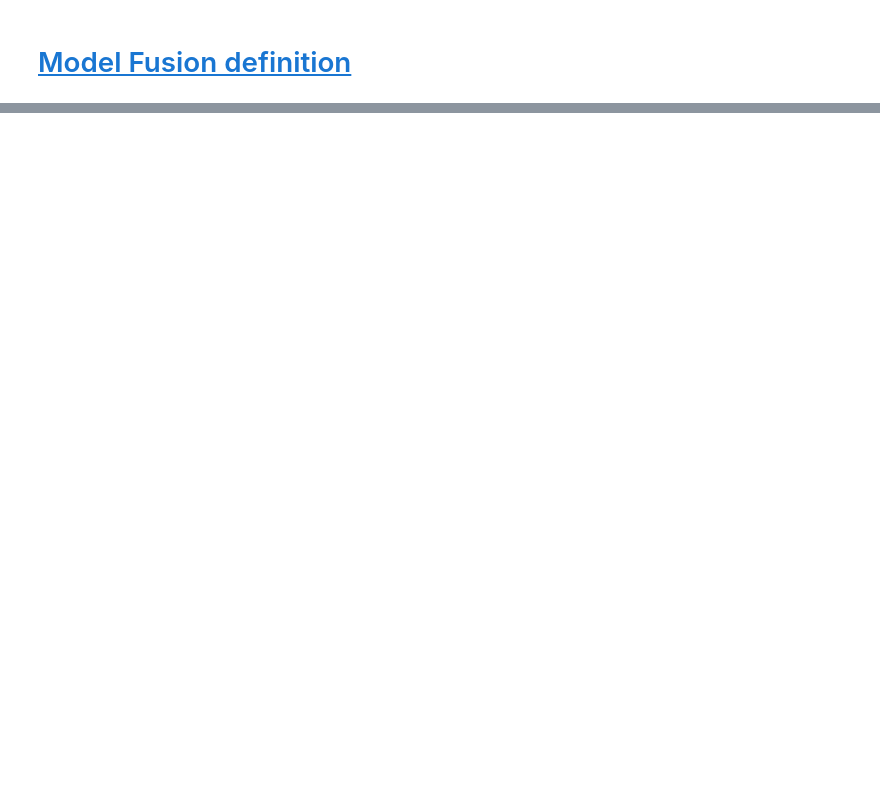
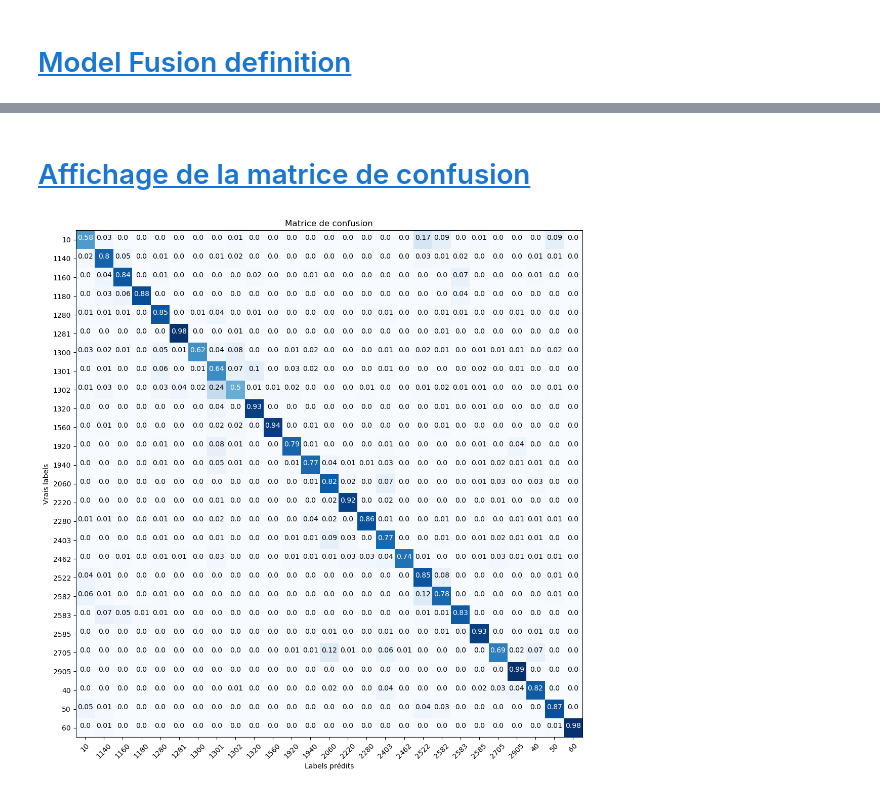
Before and after one commit to JoffreyLGT/Rakuten-products-classification, a Jupyter notebook: notebooks/fusioned_model.ipynb, the cells around one changed output, grey strips where cells are left out. Cells and saved outputs as stored; diff of their text form; code cells hidden in the pictures; blank space fills up the shorter version.

Commit message:
added confusion matrix

```diff
--- a/notebooks/fusioned_model.ipynb
+++ b/notebooks/fusioned_model.ipynb
@@ -212,3 +214,9 @@ with open(filename, 'wb') as fp:
+# %%
+# Load saved pickle
+filename = os.path.join(DATA_DIR, r'fusion_train_data.pkl')
+train_concat_layer =  pickle.load(open(filename , "rb"))
+filename = os.path.join(DATA_DIR, r'fusion_test_data.pkl')
+test_concat_layer =  pickle.load(open(filename , "rb"))
 # %%
 # Create dataset
 train_fusion_dataset = tf.data.Dataset.from_tensor_slices((train_concat_layer, y_train_categorical)).batch(BATCH_SIZE)
@@ -297,0 +378,13 @@ Epoch 1/100
+# %%
+from sklearn.metrics import accuracy_score
+from src.data.data import get_model_prediction
+
+fusion_model.load_weights(r'D:/Agnoli/Datascientest/Projet/Fev23_BDS_Rakuten/data/models/fusion_text_image_keras/cp_1.15-0.83-.ckpt')
+
+
+# Predict the categories of X_test
+y_pred_image = fusion_model.predict(test_fusion_dataset)
+
+# Display the accuracy score
+print("Image model accuracy score:", accuracy_score(
+    y_test, get_model_prediction(y_pred_image)))
@@ -297,0 +418,34 @@ Epoch 1/100
+# %% [markdown]
+# <a id='toc4_'></a>[Affichage de la matrice de confusion](#toc0_)
+# %%
+import itertools
+from matplotlib import pyplot as plt
+
+from src.data.data import PRDTYPECODE_DIC
+
+NB_OF_OUTPUT_CLASSES = 27
+
+cnf_matrix = np.round(metrics.confusion_matrix(
+    y_test, get_model_prediction(y_pred_image), normalize="true"), 2)
+
+classes = range(0, NB_OF_OUTPUT_CLASSES)
+
+plt.figure(figsize=(13, 13))
+
+plt.imshow(cnf_matrix, interpolation='nearest', cmap='Blues')
+plt.title("Matrice de confusion")
+tick_marks = classes
+plt.xticks(tick_marks, PRDTYPECODE_DIC.keys())
+plt.yticks(tick_marks, PRDTYPECODE_DIC.keys())
+
+for i, j in itertools.product(range(cnf_matrix.shape[0]), range(cnf_matrix.shape[1])):
+    plt.text(j, i, cnf_matrix[i, j],
+             horizontalalignment="center",
+             color="white" if cnf_matrix[i, j] > (cnf_matrix.max() / 2) else "black")
+
+plt.ylabel('Vrais labels')
+plt.xlabel('Labels prédits')
+plt.xticks(rotation=45)
+plt.show()
+# %% [output]
+[figure, added]
```
Also changed, not shown: parts of 10 cells of this notebook.
